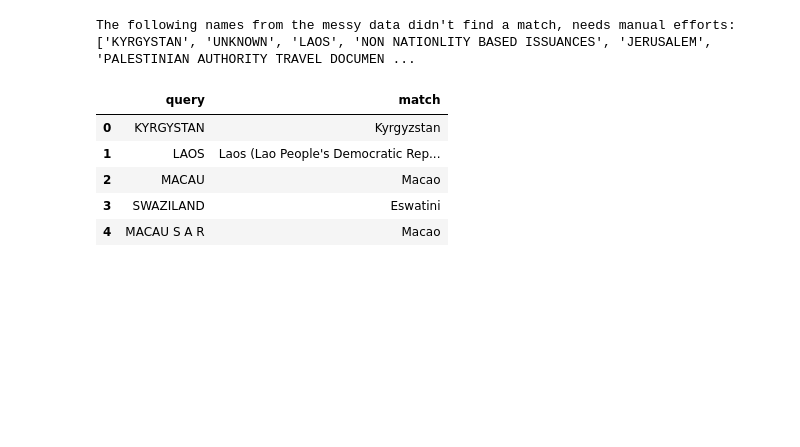
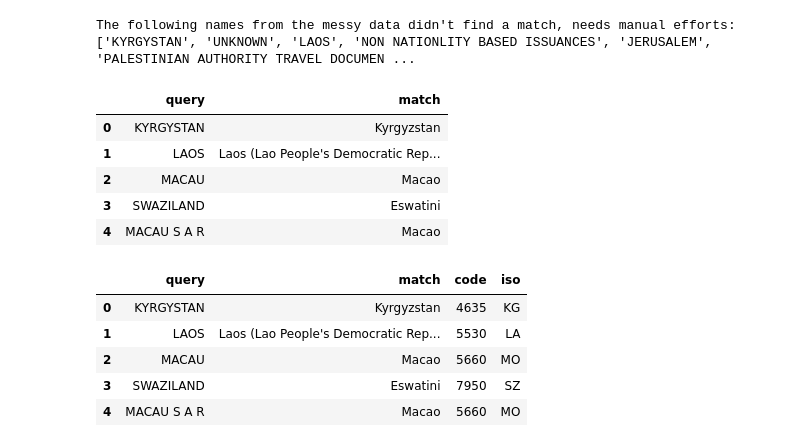
Before and after one commit to tiangenglu/automation, a Jupyter notebook: 2025-04-17_fuzzy_matching.ipynb, the cells around one changed output. Drawn from its saved outputs; the diff is of its cells as text; code cells hidden in the pictures; blank space fills up the shorter version.

```diff
--- a/2025-04-17_fuzzy_matching.ipynb
+++ b/2025-04-17_fuzzy_matching.ipynb
@@ -283,3 +283,16 @@ manual_matches
 | 2 | MACAU | Macao |
 | 3 | SWAZILAND | Eswatini |
 | 4 | MACAU S A R | Macao |
+# %%
+manual_matches_merge=manual_matches.merge(country_code,
+                     how='inner',
+                     left_on='match',
+                     right_on='name').drop(columns=['name'])
+manual_matches_merge
+# %% [output]
+|  | query | match | code | iso |
+| 0 | KYRGYSTAN | Kyrgyzstan | 4635 | KG |
+| 1 | LAOS | Laos (Lao People's Democratic Rep... | 5530 | LA |
+| 2 | MACAU | Macao | 5660 | MO |
+| 3 | SWAZILAND | Eswatini | 7950 | SZ |
+| 4 | MACAU S A R | Macao | 5660 | MO |
```
Also changed, not shown: parts of 1 cell of this notebook.
